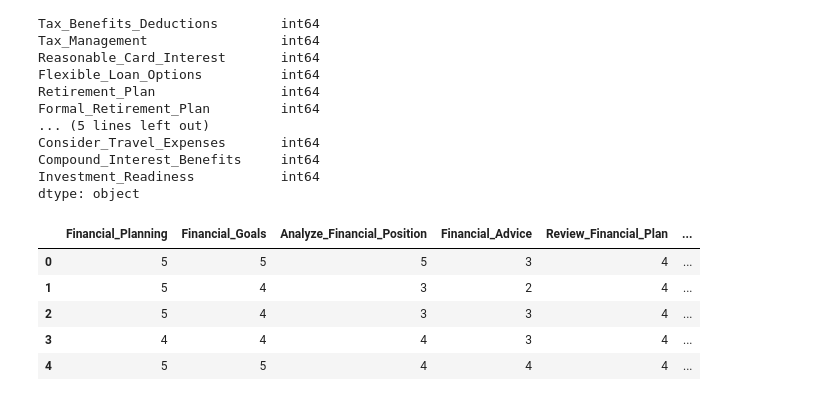
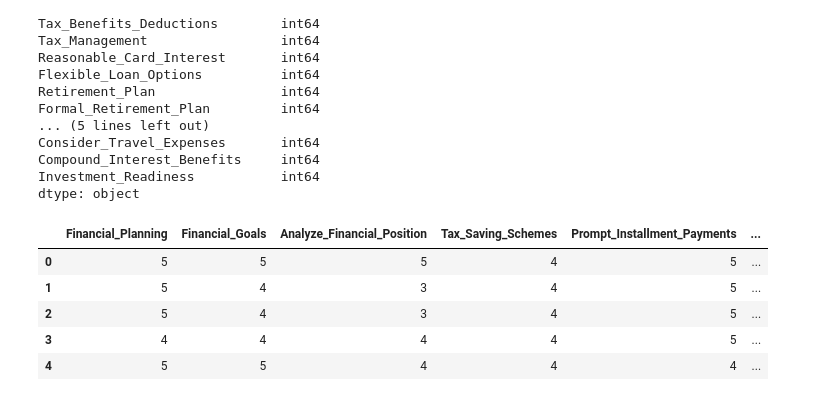
Before and after one commit to christiandarvs/SmartCents-Algorithm, a Jupyter notebook: smartcents.ipynb, the cells around one changed output. Cells and saved outputs as stored; diff of their text form; code cells hidden in the pictures.

```diff
--- a/smartcents.ipynb
+++ b/smartcents.ipynb
@@ -160,31 +160,34 @@ Compound_Interest_Benefits     int64
 Investment_Readiness           int64
 dtype: object
 # %%
-# Remove Topics that are important
+# Remove Topics that are not important
 not_important = [
     "Tax_Benefits_Deductions",
     "Tax_Management",
     "Reasonable_Card_Interest",
     "Retirement_Plan",
     "Formal_Retirement_Plan",
     "Retirement_Funds",
     "Adequate_Fund_Savings",
     "Emergency_Savings",
     "Consider_Travel_Expenses",
     "Compound_Interest_Benefits",
-    # "Prompt_Installment_Payments",
-    # "Flexible_Loan_Options",
+    "Financial_Advice",
+    "Review_Financial_Plan",
+    "Investment_Readiness",
+    "Flexible_Loan_Options",
 ]
+# "Prompt_Installment_Payments",
 
 
 data.drop(not_important, axis=1, inplace=True)
 
 
 data.head()
 # %% [output]
-|  | Financial_Planning | Financial_Goals | Analyze_Financial_Position | Financial_Advice | Review_Financial_Plan | ... |
-| 0 | 5 | 5 | 5 | 3 | 4 | ... |
-| 1 | 5 | 4 | 3 | 2 | 4 | ... |
-| 2 | 5 | 4 | 3 | 3 | 4 | ... |
-| 3 | 4 | 4 | 4 | 3 | 4 | ... |
+|  | Financial_Planning | Financial_Goals | Analyze_Financial_Position | Tax_Saving_Schemes | Prompt_Installment_Payments | ... |
+| 0 | 5 | 5 | 5 | 4 | 5 | ... |
+| 1 | 5 | 4 | 3 | 4 | 5 | ... |
+| 2 | 5 | 4 | 3 | 4 | 5 | ... |
+| 3 | 4 | 4 | 4 | 4 | 5 | ... |
 | 4 | 5 | 5 | 4 | 4 | 4 | ... |
```
Also changed, not shown: parts of 20 cells of this notebook, 2 other files.
